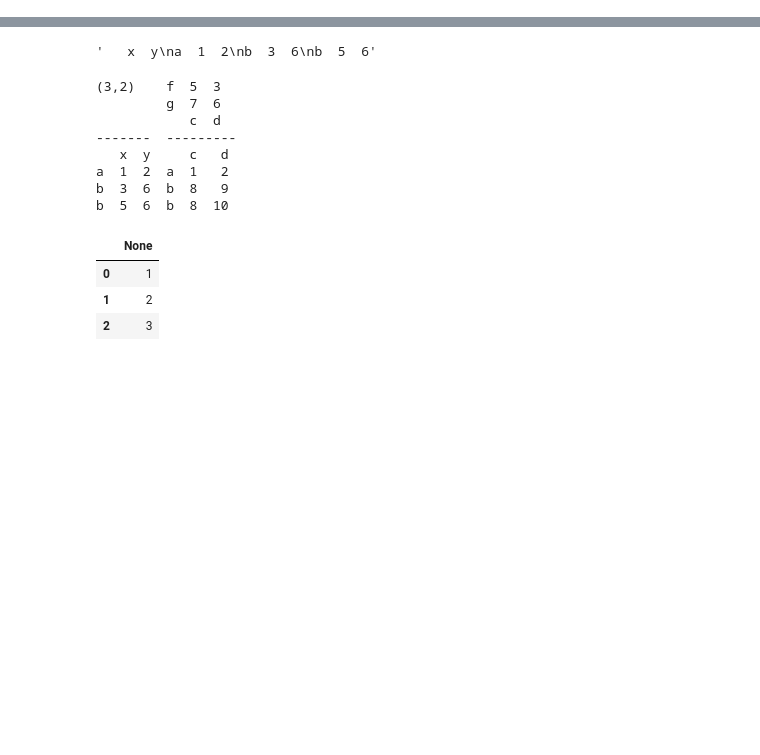
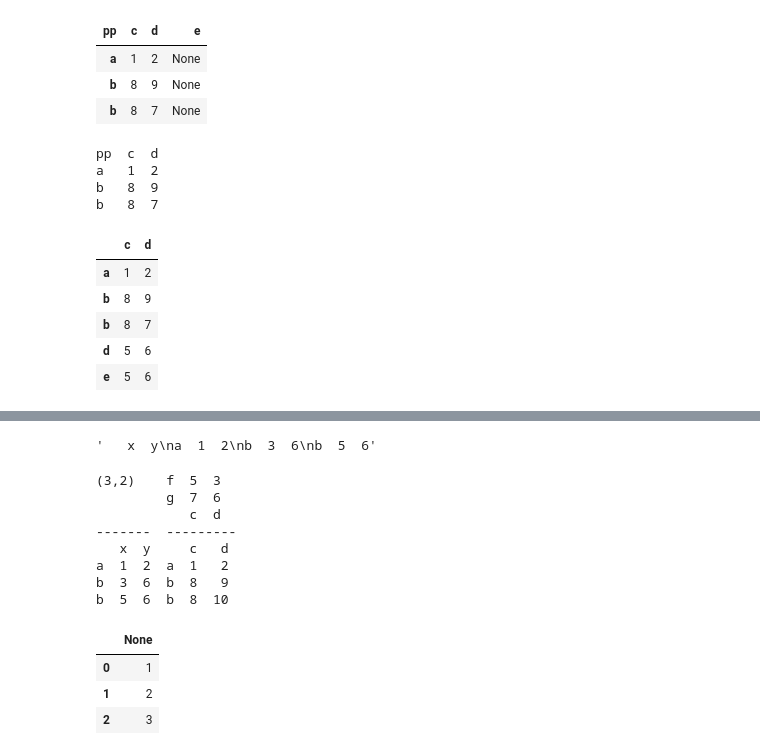
Before and after one commit to frlender/muldataframe, a Jupyter notebook: xplMulDataFrame.ipynb, the cells around one changed output, grey strips where cells are left out. Drawn from its saved outputs; the diff is of its cells as text; code cells hidden in the pictures; blank space fills up the shorter version.

Commit message:
insert, concat test and doc

```diff
--- a/xplMulDataFrame.ipynb
+++ b/xplMulDataFrame.ipynb
@@ -19,0 +59,19 @@ md = MulDataFrame([[1,2],[8,9],[8,7]],index=index,
+# %%
+df = md.df
+# %%
+df.insert(2,'e',[None]*3)
+df
+# %% [output]
+| pp | c | d | e |
+| a | 1 | 2 | None |
+| b | 8 | 9 | None |
+| b | 8 | 7 | None |
+# %%
+# df.index.name = 'kk'
+df.columns.name = 'pp'
+print(df)
+# %% [output]
+pp  c  d
+a   1  2
+b   8  9
+b   8  7
@@ -19,0 +82,11 @@ md = MulDataFrame([[1,2],[8,9],[8,7]],index=index,
+# %%
+df.loc['e'] = (5,6)
+# %%
+df
+# %% [output]
+|  | c | d |
+| a | 1 | 2 |
+| b | 8 | 9 |
+| b | 8 | 7 |
+| d | 5 | 6 |
+| e | 5 | 6 |
```
Also changed, not shown: parts of 9 cells of this notebook, 8 other files.
